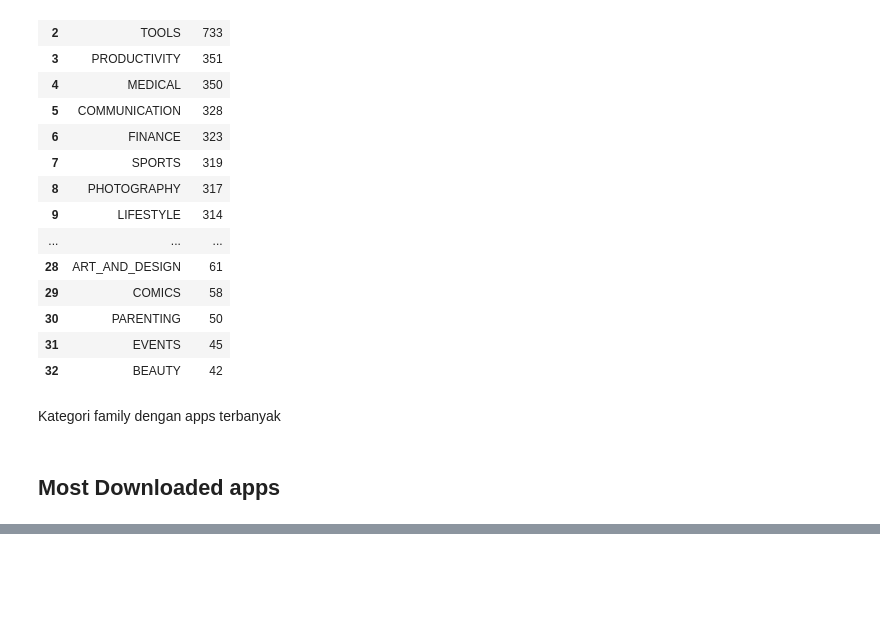
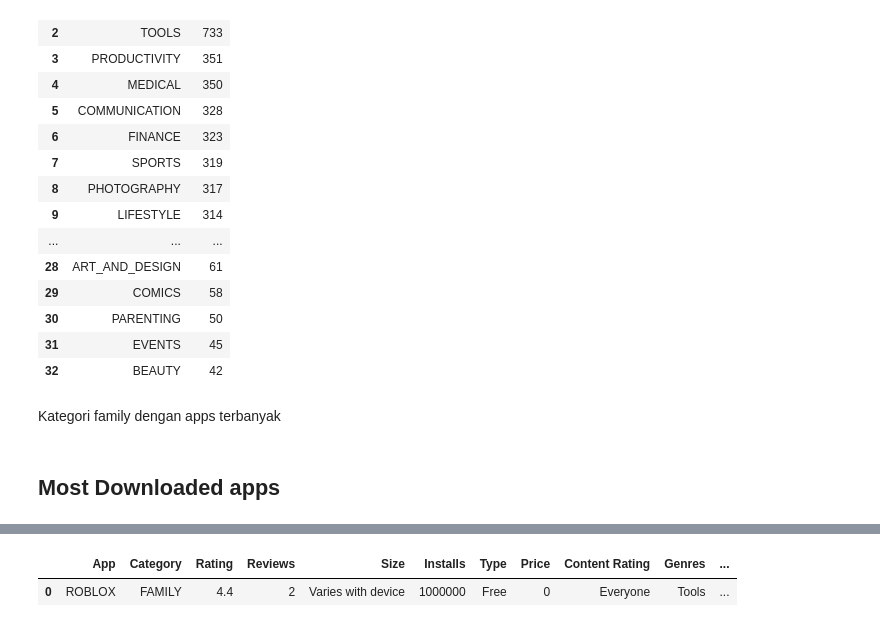
Before and after one commit to rivzadrian/H8_36, a Jupyter notebook: H8Assignment.ipynb, the cells around one changed output, grey strips where cells are left out. Saved outputs shown, nothing was run; the diff lists cells and outputs as text; code cells hidden in the pictures; blank space fills up the shorter version.

```diff
--- a/H8Assignment.ipynb
+++ b/H8Assignment.ipynb
@@ -274,0 +374,7 @@ df.sort_values('Installs', ascending=False).head(5)
+# %%
+data_genre3 = df.mode()
+# %%
+data_genre3
+# %% [output]
+|  | App | Category | Rating | Reviews | Size | Installs | Type | Price | Content Rating | Genres | ... |
+| 0 | ROBLOX | FAMILY | 4.4 | 2 | Varies with device | 1000000 | Free | 0 | Everyone | Tools | ... |
```
Also changed, not shown: parts of 14 cells of this notebook.
